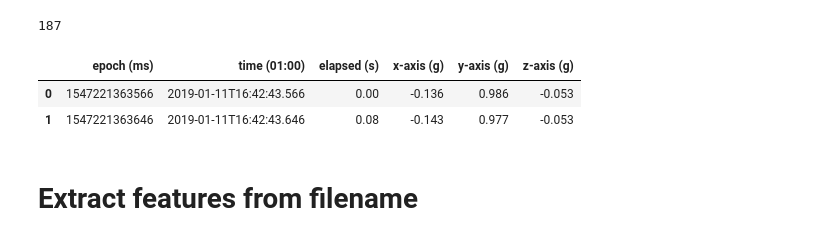
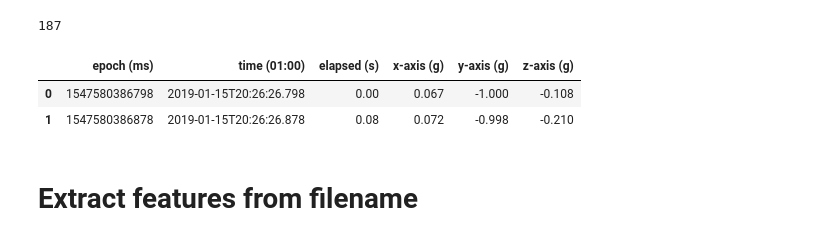
Before and after one commit to surajjorwar/FitnessTracker, a Jupyter notebook: make_dataset.ipynb, the cells around one changed output. Cells and saved outputs as stored; diff of their text form; code cells hidden in the pictures.

```diff
--- a/make_dataset.ipynb
+++ b/make_dataset.ipynb
@@ -20,12 +20,12 @@ len(files)
 # %% [output]
 187
 # %%
-df = pd.read_csv(files[13])
+df = pd.read_csv(files[0])
 df.head(2)
 # %% [output]
 |  | epoch (ms) | time (01:00) | elapsed (s) | x-axis (g) | y-axis (g) | z-axis (g) |
-| 0 | 1547221363566 | 2019-01-11T16:42:43.566 | 0.00 | -0.136 | 0.986 | -0.053 |
-| 1 | 1547221363646 | 2019-01-11T16:42:43.646 | 0.08 | -0.143 | 0.977 | -0.053 |
+| 0 | 1547580386798 | 2019-01-15T20:26:26.798 | 0.00 | 0.067 | -1.000 | -0.108 |
+| 1 | 1547580386878 | 2019-01-15T20:26:26.878 | 0.08 | 0.072 | -0.998 | -0.210 |
 # %% [markdown]
 
 
```
Also changed, not shown: parts of 11 cells of this notebook.
